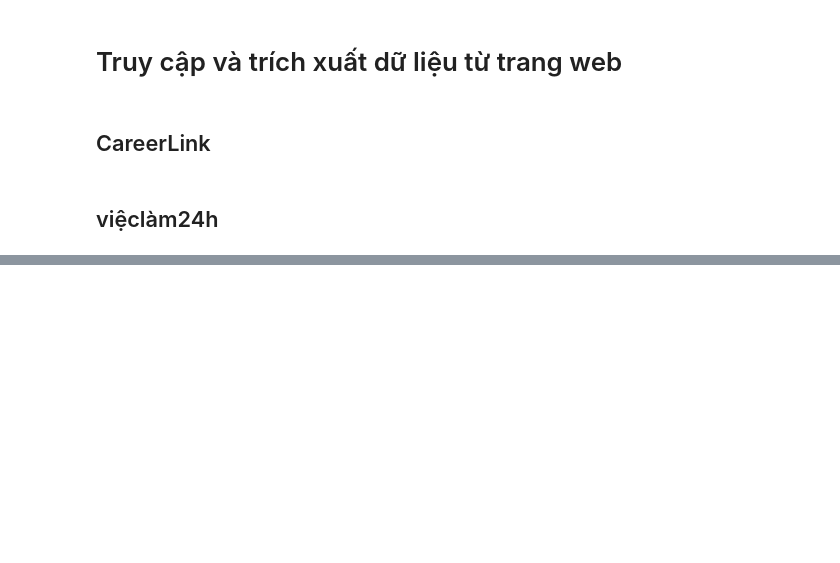
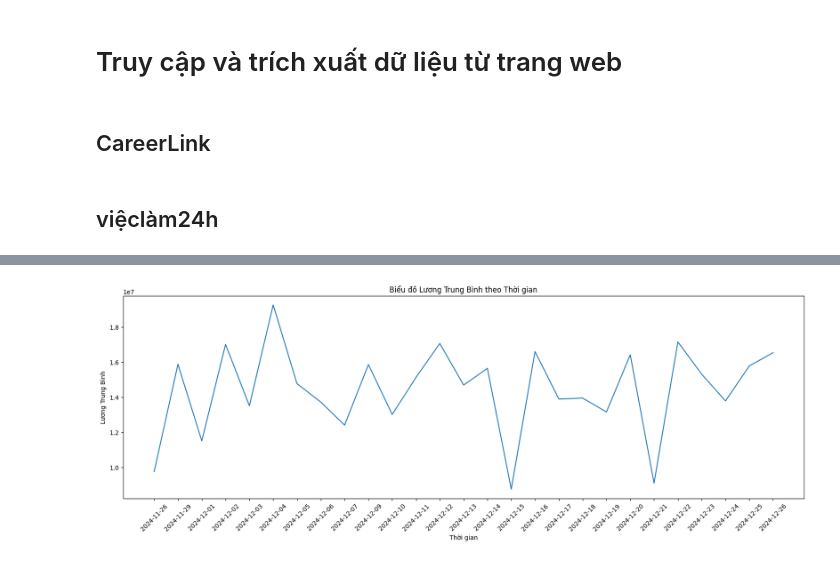
Before and after one commit to AnhDuy441/Final-Project-Data-Science, a Jupyter notebook: source.ipynb, the cells around one changed output, grey strips where cells are left out. Drawn from its saved outputs; the diff is of its cells as text; code cells hidden in the pictures; blank space fills up the shorter version.

```diff
--- a/source.ipynb
+++ b/source.ipynb
@@ -624,0 +1009,21 @@ driver.quit()
+# %%
+# Tạo cột 'Lương TB'
+df_filtered['Lương TB'] = df_filtered.groupby('Ngày đăng tuyển')['Lương TB'].transform('mean')
+
+# Sắp xếp df_filtered theo 'Ngày đăng tuyển' tăng dần
+df_filtered = df_filtered.sort_values(by='Ngày đăng tuyển')
+
+# Vẽ biểu đồ line
+plt.figure(figsize=(20, 6))
+sns.lineplot(x='Ngày đăng tuyển', y='Lương TB', data=df_filtered, errorbar=None)
+
+# Thiết lập tiêu đề và nhãn trục
+plt.title('Biểu đồ Lương Trung Bình theo Thời gian')
+plt.xlabel('Thời gian')
+plt.ylabel('Lương Trung Bình')
+plt.xticks(rotation=45)
+
+# Hiển thị biểu đồ
+plt.show()
+# %% [output]
+[figure, added]
```
Also changed, not shown: parts of 87 cells of this notebook.
